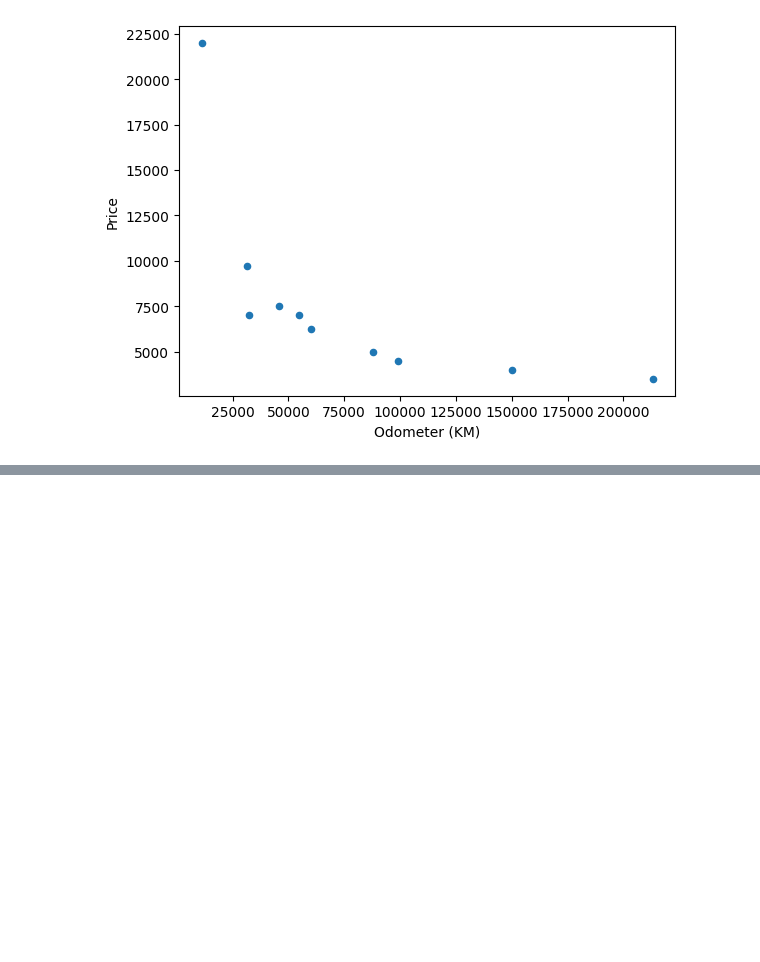
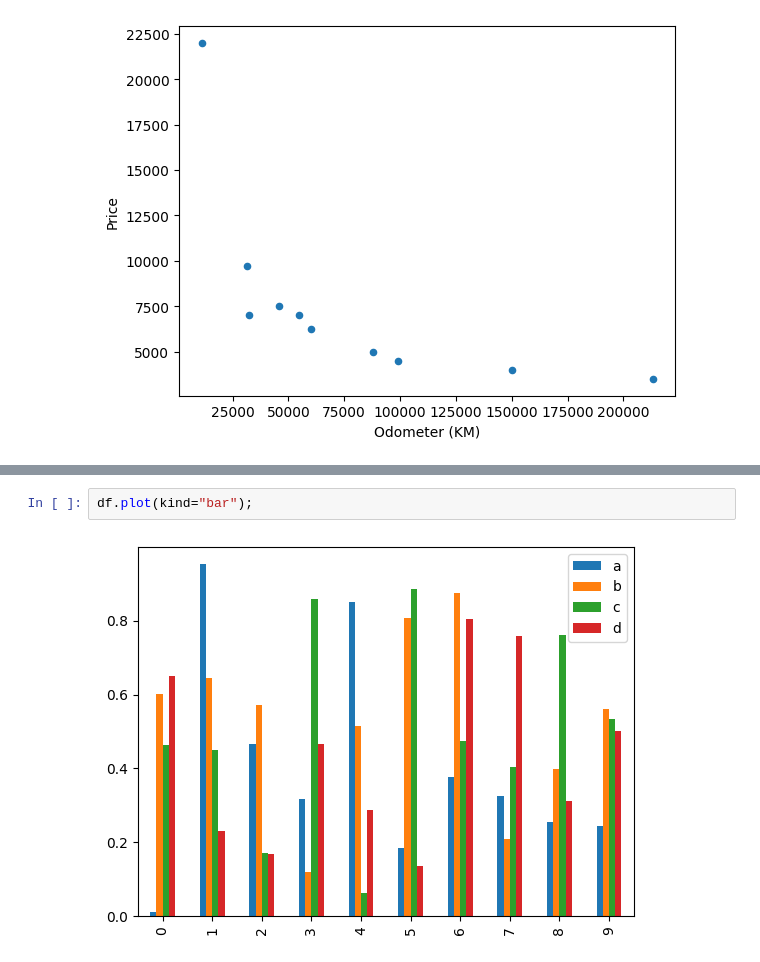
Before and after one commit to gouravguptacom/machine-learning-ztm, a Jupyter notebook: 4-matplotlib-seaborn.ipynb, the cells around one changed output, grey strips where cells are left out. Cells and saved outputs as stored; diff of their text form; blank space fills up the shorter version.

```diff
--- a/4-matplotlib-seaborn.ipynb
+++ b/4-matplotlib-seaborn.ipynb
@@ -299,0 +324,4 @@ car_sales.plot(x="Odometer (KM)", y="Price", kind="scatter");
+# %%
+df.plot(kind="bar");
+# %% [output]
+[figure, added]
```
Also changed, not shown: parts of 25 cells of this notebook, 1 other file.
